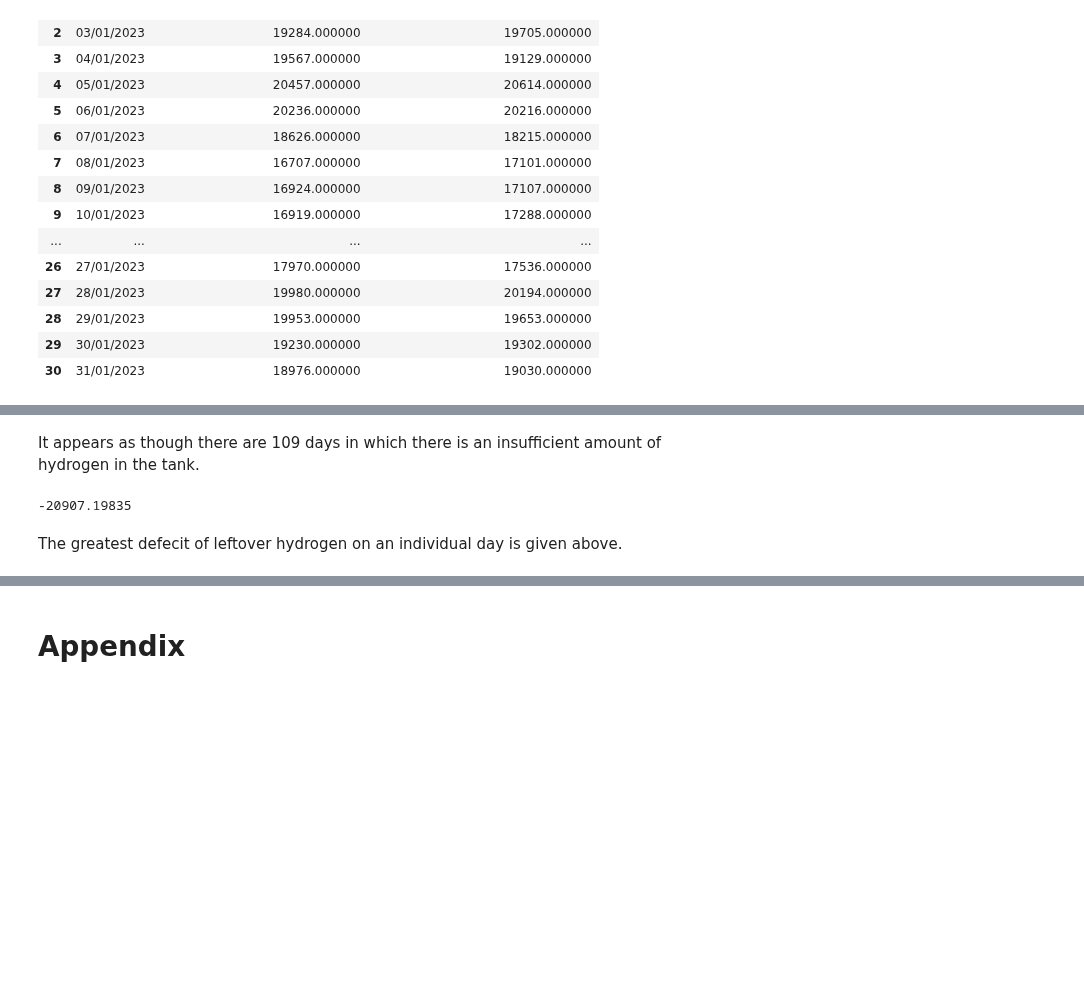
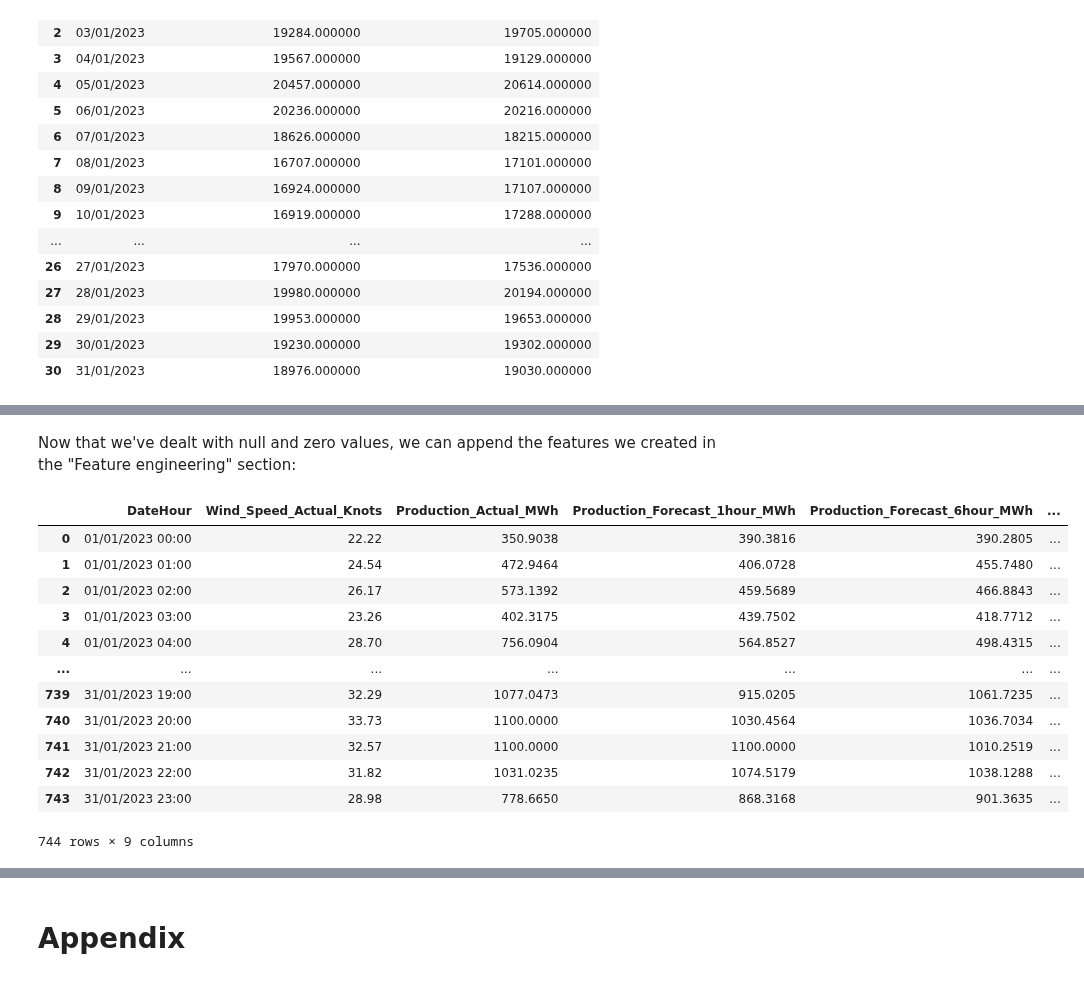
Before and after one commit to AmeerAliSaleem/dig_data_shell_project, a Jupyter notebook: DigData_Shell_Project.ipynb, the cells around one changed output, grey strips where cells are left out. Saved outputs shown, nothing was run; the diff lists cells and outputs as text; code cells hidden in the pictures; blank space fills up the shorter version.

```diff
--- a/DigData_Shell_Project.ipynb
+++ b/DigData_Shell_Project.ipynb
@@ -842,8 +815,0 @@ Name: Date, Length: 109, dtype: datetime64[ns]
-# %% [markdown]
-It appears as though there are 109 days in which there is an insufficient amount of hydrogen in the tank.
-# %%
-daily["Leftover_hydrogen"].min()
-# %% [output]
--20907.19835
-# %% [markdown]
-The greatest defecit of leftover hydrogen on an individual day is given above.
@@ -869,0 +816,18 @@ The greatest defecit of leftover hydrogen on an individual day is given above.
+# %% [markdown]
+Now that we've dealt with null and zero values, we can append the features we created in the "Feature engineering" section:
+# %%
+hourly_test["Hydrogen_gen_kg"] = hourly_test["Production_Actual_MWh"] * 1000 / 40 * 0.74
+# %% [output]
+|  | DateHour | Wind_Speed_Actual_Knots | Production_Actual_MWh | Production_Forecast_1hour_MWh | Production_Forecast_6hour_MWh | ... |
+| 0 | 01/01/2023 00:00 | 22.22 | 350.9038 | 390.3816 | 390.2805 | ... |
+| 1 | 01/01/2023 01:00 | 24.54 | 472.9464 | 406.0728 | 455.7480 | ... |
+| 2 | 01/01/2023 02:00 | 26.17 | 573.1392 | 459.5689 | 466.8843 | ... |
+| 3 | 01/01/2023 03:00 | 23.26 | 402.3175 | 439.7502 | 418.7712 | ... |
+| 4 | 01/01/2023 04:00 | 28.70 | 756.0904 | 564.8527 | 498.4315 | ... |
+| ... | ... | ... | ... | ... | ... | ... |
+| 739 | 31/01/2023 19:00 | 32.29 | 1077.0473 | 915.0205 | 1061.7235 | ... |
+| 740 | 31/01/2023 20:00 | 33.73 | 1100.0000 | 1030.4564 | 1036.7034 | ... |
+| 741 | 31/01/2023 21:00 | 32.57 | 1100.0000 | 1100.0000 | 1010.2519 | ... |
+| 742 | 31/01/2023 22:00 | 31.82 | 1031.0235 | 1074.5179 | 1038.1288 | ... |
+| 743 | 31/01/2023 23:00 | 28.98 | 778.6650 | 868.3168 | 901.3635 | ... |
+744 rows × 9 columns
```
Also changed, not shown: parts of 15 cells of this notebook.
